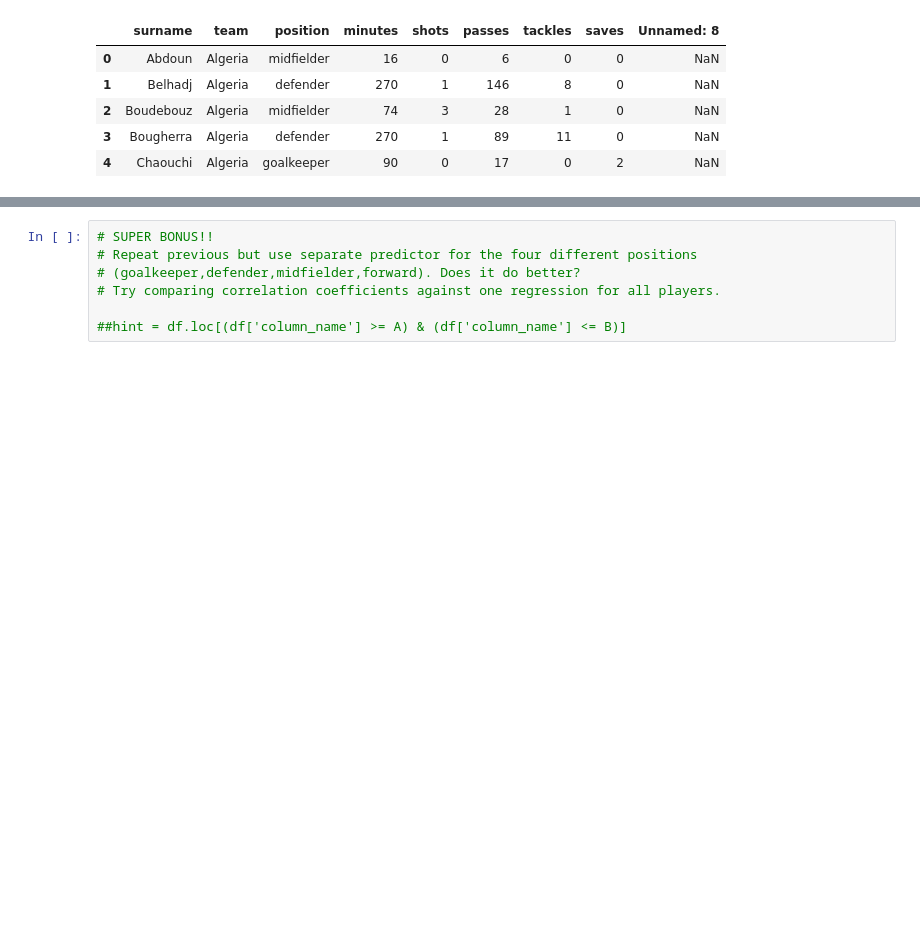
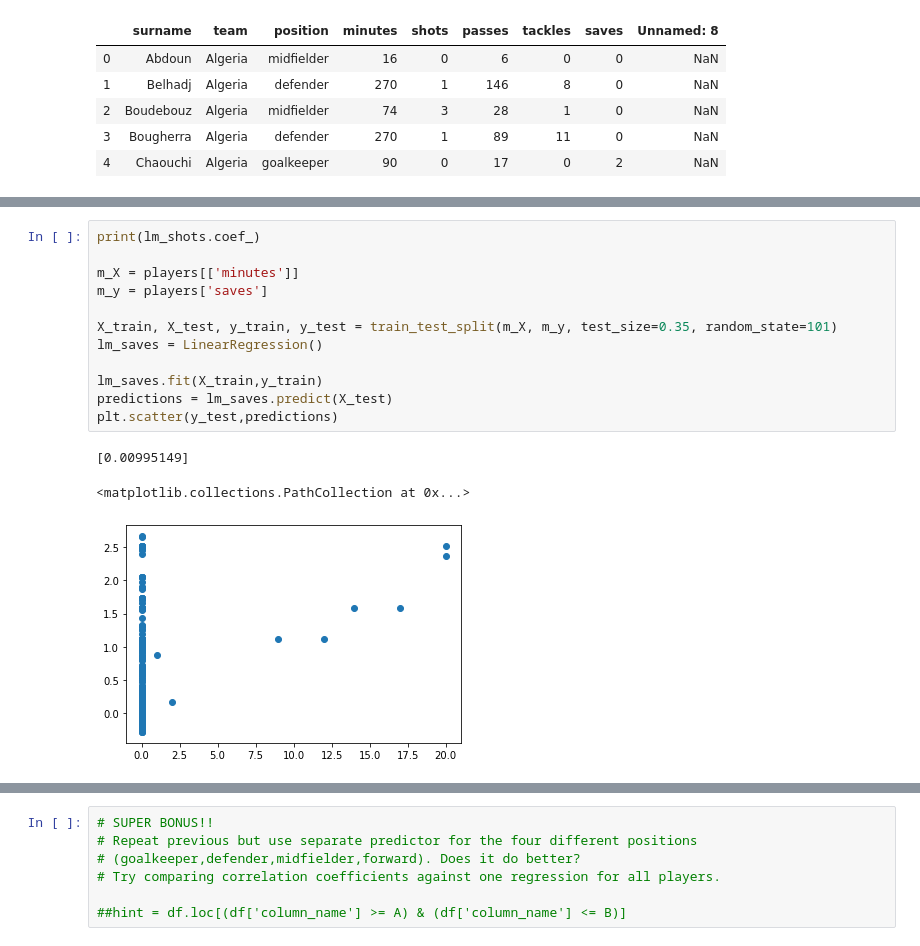
Before and after one commit to theRaffe/my-datascience-course, a Jupyter notebook: DS/Semana 5 - Conceptos de Machine Learning/Sabado_ejercicios_semana5.ipynb, the cells around one changed output, grey strips where cells are left out. Cells and saved outputs as stored; diff of their text form; blank space fills up the shorter version.

```diff
--- a/DS/Semana 5 - Conceptos de Machine Learning/Sabado_ejercicios_semana5.ipynb
+++ b/DS/Semana 5 - Conceptos de Machine Learning/Sabado_ejercicios_semana5.ipynb
@@ -32,0 +101,16 @@ players.head()
+# %%
+print(lm_shots.coef_)
+
+m_X = players[['minutes']]
+m_y = players['saves']
+
+X_train, X_test, y_train, y_test = train_test_split(m_X, m_y, test_size=0.35, random_state=101)
+lm_saves = LinearRegression()
+
+lm_saves.fit(X_train,y_train)
+predictions = lm_saves.predict(X_test)
+plt.scatter(y_test,predictions)
+# %% [output]
+[0.00995149]
+<matplotlib.collections.PathCollection at 0x...>
+[figure, added]
```
Also changed, not shown: parts of 12 cells of this notebook, 5 other files.
